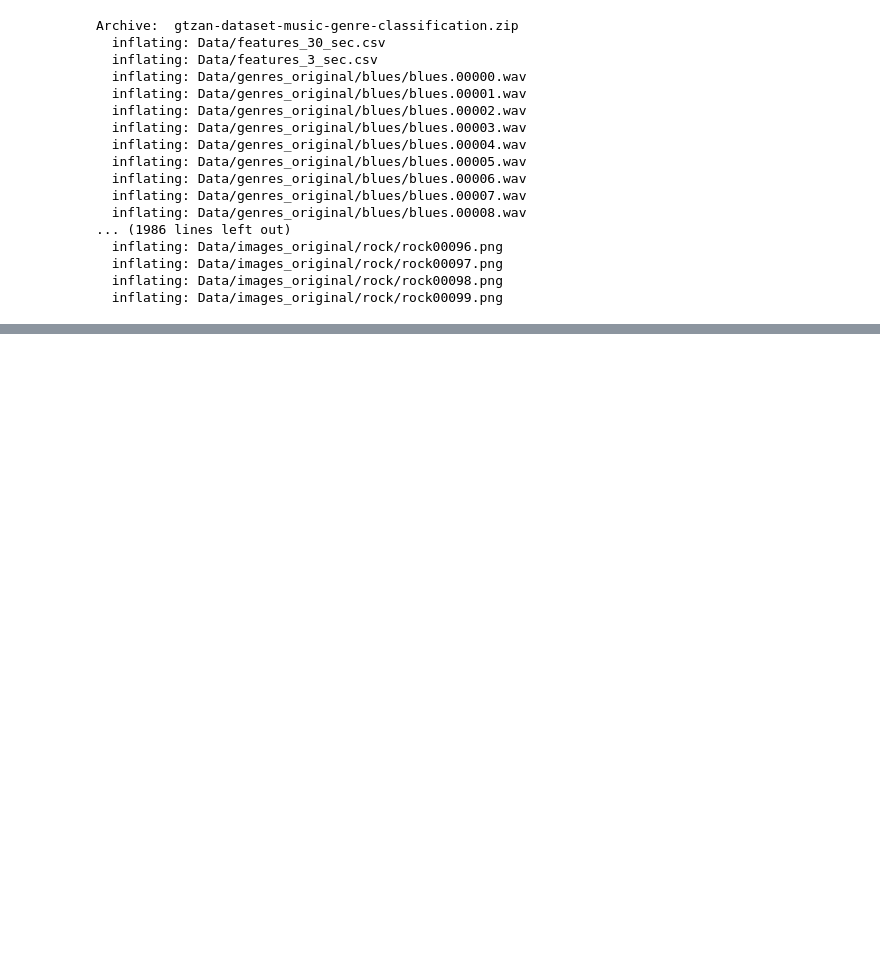
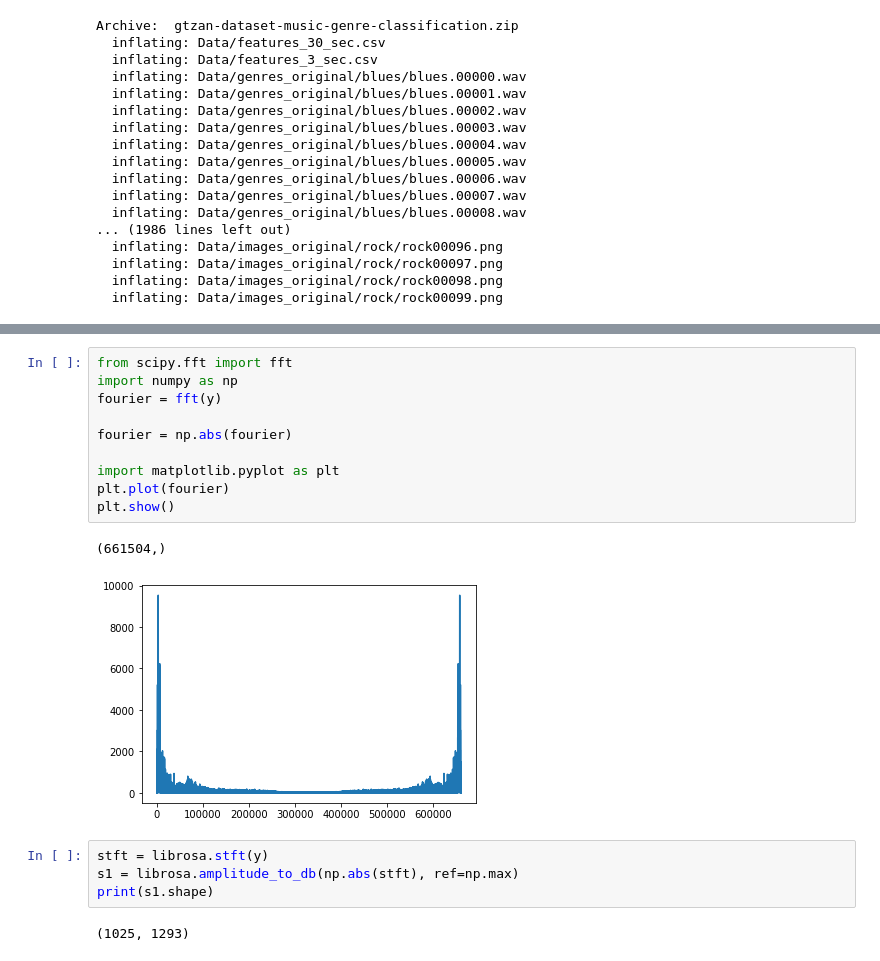
Before and after one commit to devshah21/Music-Genre-Classifier, a Jupyter notebook: Music_genre_classifier.ipynb, the cells around one changed output, grey strips where cells are left out. Drawn from its saved outputs; the diff is of its cells as text; blank space fills up the shorter version.

```diff
--- a/Music_genre_classifier.ipynb
+++ b/Music_genre_classifier.ipynb
@@ -74,0 +120,19 @@ Archive:  gtzan-dataset-music-genre-classification.zip
+# %%
+from scipy.fft import fft
+import numpy as np
+fourier = fft(y)
+
+fourier = np.abs(fourier)
+
+import matplotlib.pyplot as plt
+plt.plot(fourier)
+plt.show()
+# %% [output]
+(661504,)
+[figure, added]
+# %%
+stft = librosa.stft(y)
+s1 = librosa.amplitude_to_db(np.abs(stft), ref=np.max)
+print(s1.shape)
+# %% [output]
+(1025, 1293)
```
Also changed, not shown: parts of 7 cells of this notebook.
